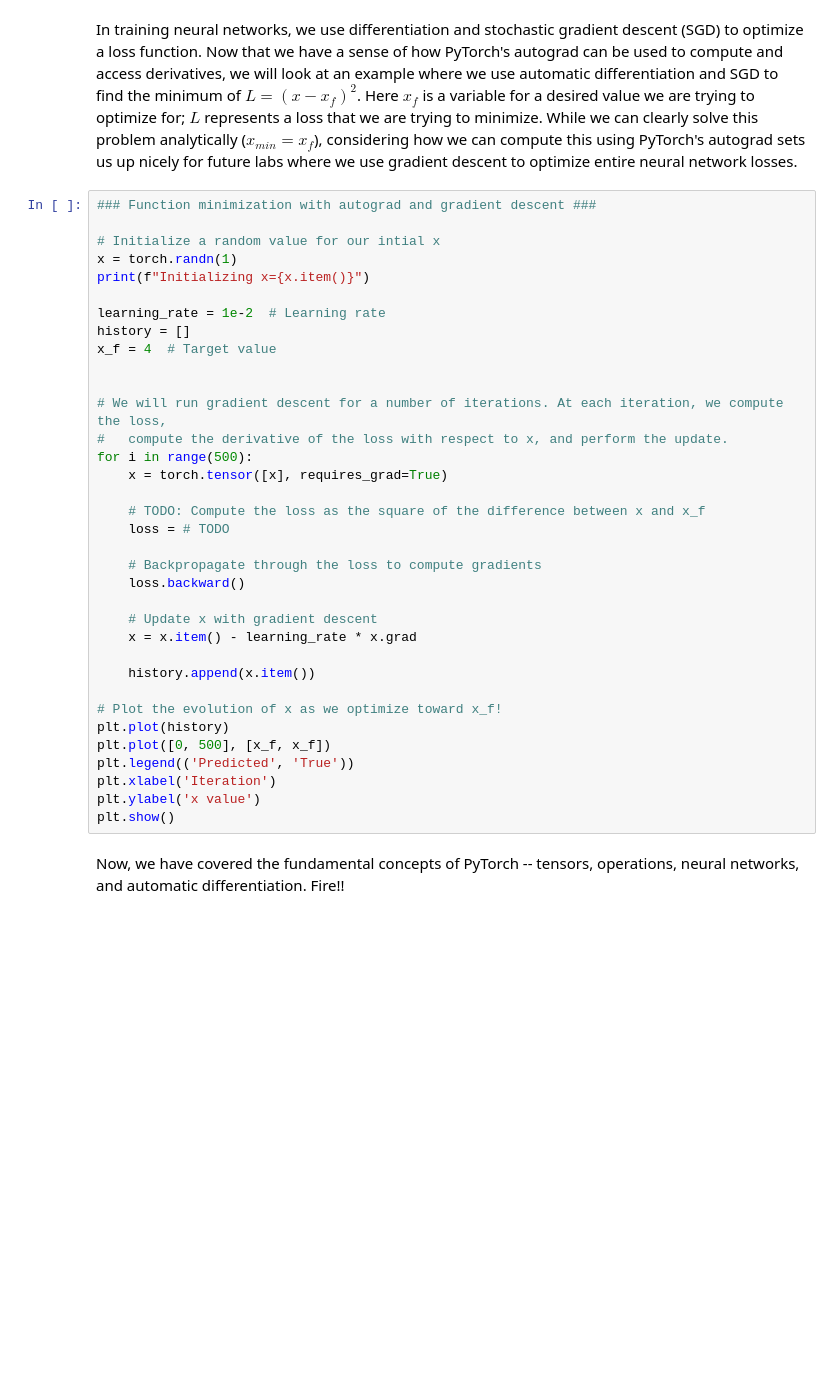
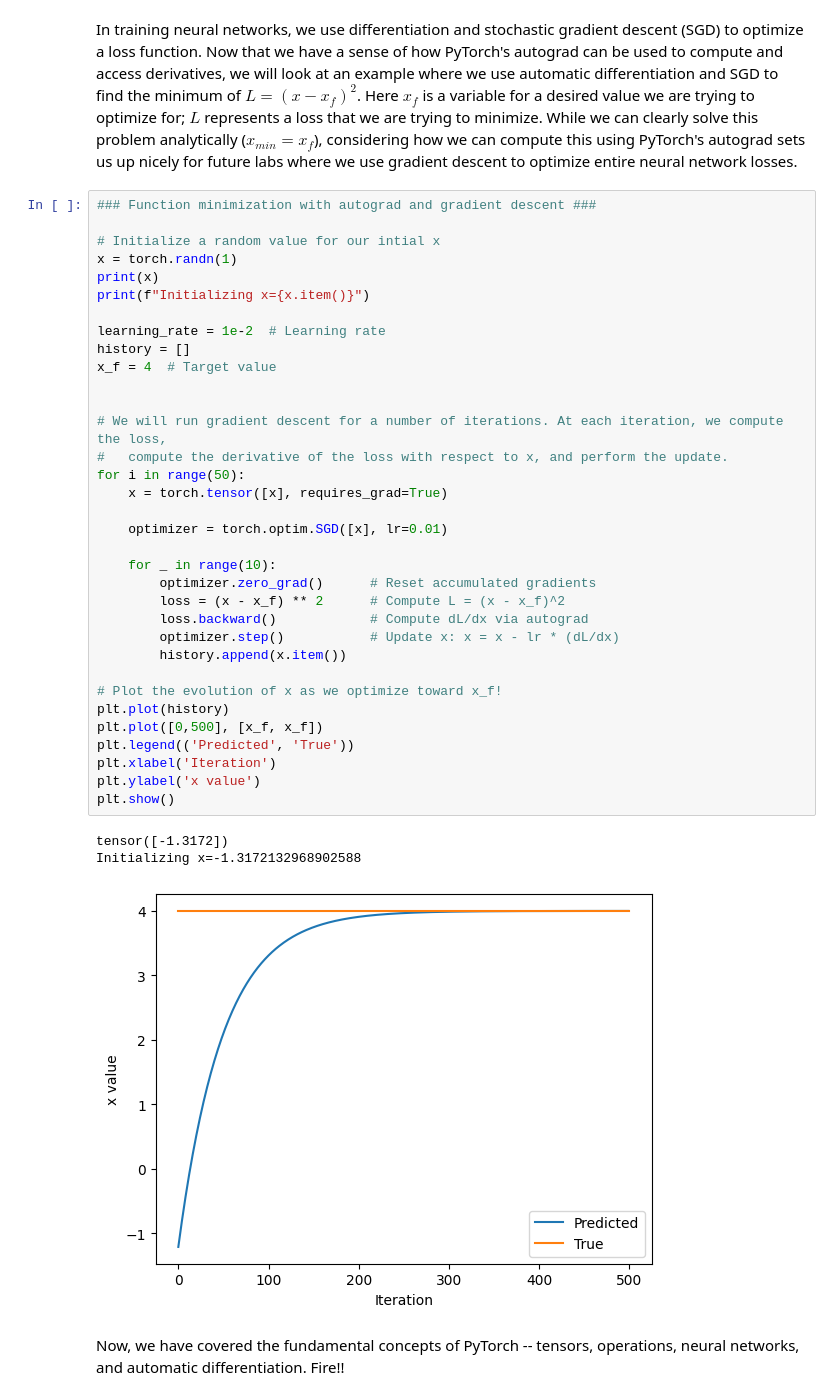
Before and after one commit to zvafe/introtodeeplearning, a Jupyter notebook: lab1/PT_Part1_Intro.ipynb, the cells around one changed output. Drawn from its saved outputs; the diff is of its cells as text; blank space fills up the shorter version.

```diff
--- a/lab1/PT_Part1_Intro.ipynb
+++ b/lab1/PT_Part1_Intro.ipynb
@@ -325,37 +328,40 @@ In training neural networks, we use differentiation and stochastic gradient desc
 # %%
 ### Function minimization with autograd and gradient descent ###
 
 # Initialize a random value for our intial x
 x = torch.randn(1)
+print(x)
 print(f"Initializing x={x.item()}")
 
 learning_rate = 1e-2  # Learning rate
 history = []
 x_f = 4  # Target value
 
 
 # We will run gradient descent for a number of iterations. At each iteration, we compute the loss,
 #   compute the derivative of the loss with respect to x, and perform the update.
-for i in range(500):
+for i in range(50):
     x = torch.tensor([x], requires_grad=True)
 
-    # TODO: Compute the loss as the square of the difference between x and x_f
-    loss = # TODO
+    optimizer = torch.optim.SGD([x], lr=0.01)
 
-    # Backpropagate through the loss to compute gradients
-    loss.backward()
-
-    # Update x with gradient descent
-    x = x.item() - learning_rate * x.grad
-
-    history.append(x.item())
+    for _ in range(10):
+        optimizer.zero_grad()      # Reset accumulated gradients
+        loss = (x - x_f) ** 2      # Compute L = (x - x_f)^2
+        loss.backward()            # Compute dL/dx via autograd
+        optimizer.step()           # Update x: x = x - lr * (dL/dx)
+        history.append(x.item())
 
 # Plot the evolution of x as we optimize toward x_f!
 plt.plot(history)
-plt.plot([0, 500], [x_f, x_f])
+plt.plot([0,500], [x_f, x_f])
 plt.legend(('Predicted', 'True'))
 plt.xlabel('Iteration')
 plt.ylabel('x value')
 plt.show()
+# %% [output]
+tensor([-1.3172])
+Initializing x=-1.3172132968902588
+[figure, added]
 # %% [markdown]
 Now, we have covered the fundamental concepts of PyTorch -- tensors, operations, neural networks, and automatic differentiation. Fire!!
```
Also changed, not shown: parts of 1 cell of this notebook.
